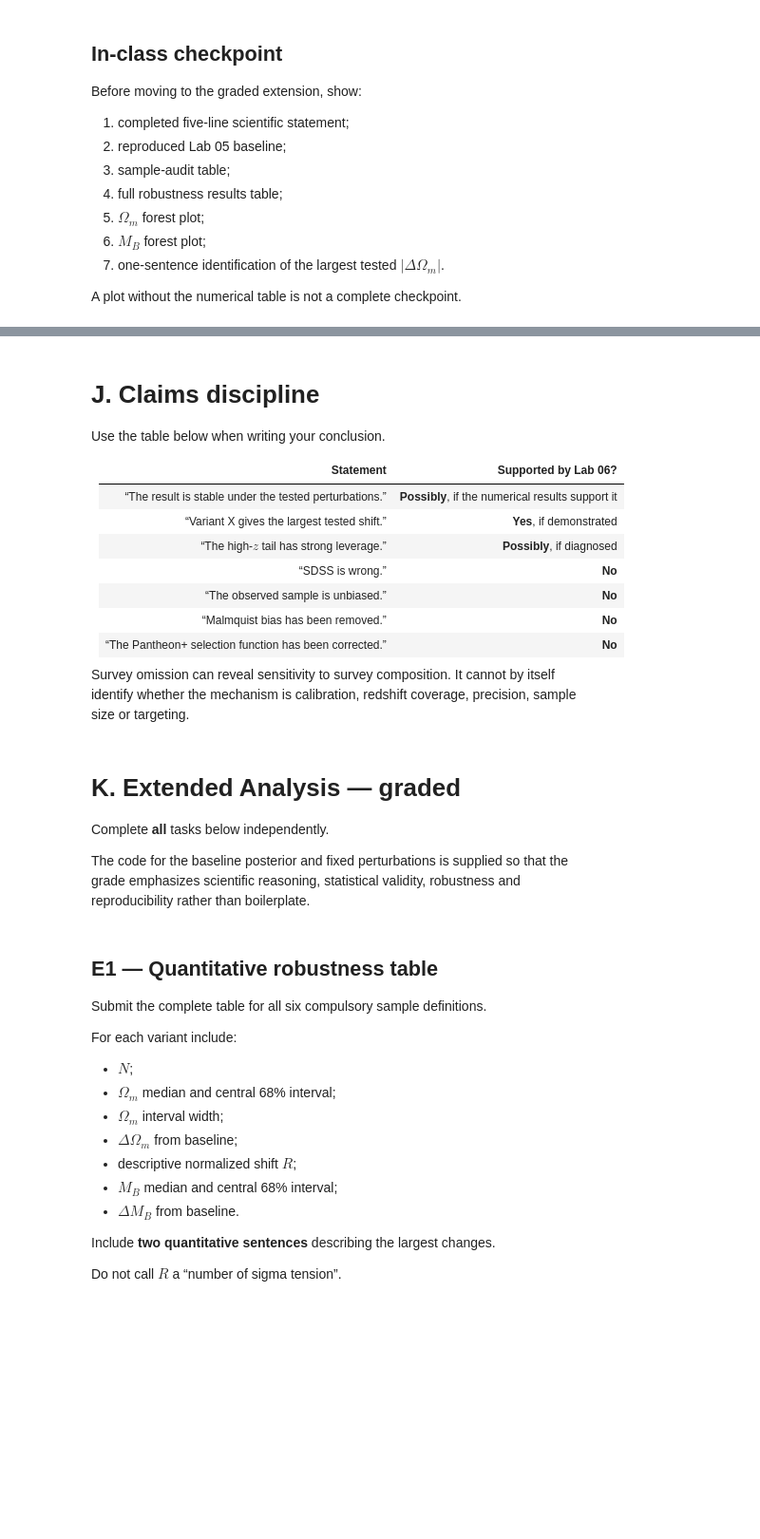
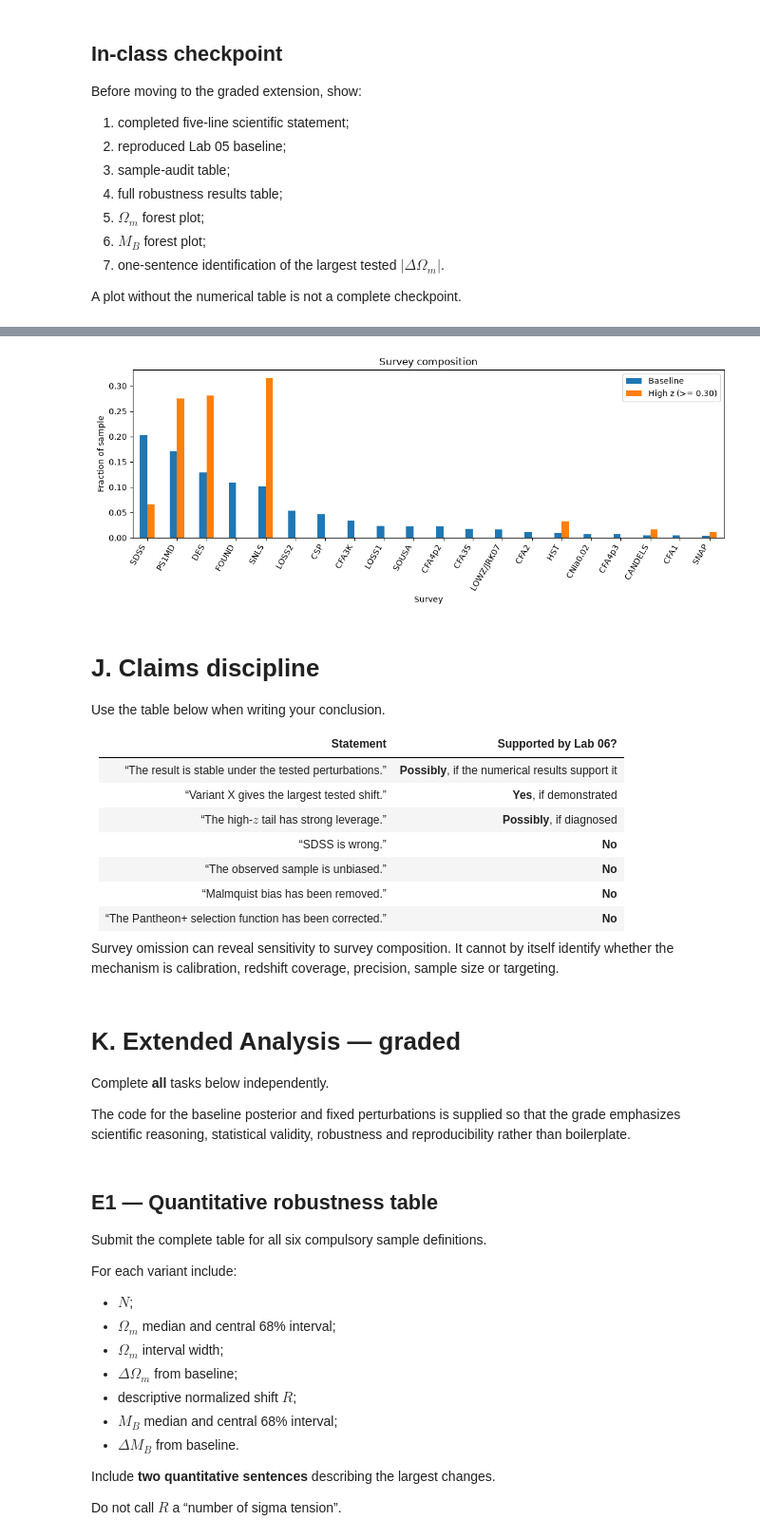
Before and after one commit to Natalia985/Astrostatistics_Observational_Cosmology, a Jupyter notebook: Labs/L06_GRADED_REAL_DATA_ROBUSTNESS_UPGRADED.ipynb, the cells around one changed output, grey strips where cells are left out. Shown at 95% size. Cells and saved outputs as stored; diff of their text form; code cells hidden in the pictures; blank space fills up the shorter version.

```diff
--- a/Labs/L06_GRADED_REAL_DATA_ROBUSTNESS_UPGRADED.ipynb
+++ b/Labs/L06_GRADED_REAL_DATA_ROBUSTNESS_UPGRADED.ipynb
@@ -1272,3 +1378,28 @@ Your interpretation must distinguish:
+# %%
+survey_fractions = pd.DataFrame({
+    "Baseline": data0["IDSURVEY"].value_counts(normalize=True),
+    largest_name: largest_data["IDSURVEY"].value_counts(normalize=True),
+}).fillna(0)
+
+survey_fractions = survey_fractions.sort_values(
+    "Baseline", ascending=False
+)
+
+survey_fractions.index = [
+    SURVEY_NAMES.get(survey_id, str(survey_id))
+    for survey_id in survey_fractions.index
+]
+
+ax = survey_fractions.plot.bar(figsize=(11, 4.5))
+
+ax.set_xlabel("Survey")
+ax.set_ylabel("Fraction of sample")
+ax.set_title("Survey composition")
+plt.xticks(rotation=60, ha="right")
+plt.tight_layout()
+plt.show()
+# %% [output]
+[figure, added]
 # %% [markdown]
 # J. Claims discipline
 
@@ -1284,17 +1415,13 @@ Use the table below when writing your conclusion.
 | “Malmquist bias has been removed.” | **No** |
 | “The Pantheon+ selection function has been corrected.” | **No** |
 
-Survey omission can reveal sensitivity to survey composition. It cannot by itself
-identify whether the mechanism is calibration, redshift coverage, precision, sample
-size or targeting.
+Survey omission can reveal sensitivity to survey composition. It cannot by itself identify whether the mechanism is calibration, redshift coverage, precision, sample size or targeting.
 # %% [markdown]
 # K. Extended Analysis — graded
 
 Complete **all** tasks below independently.
 
-The code for the baseline posterior and fixed perturbations is supplied so that the
-grade emphasizes scientific reasoning, statistical validity, robustness and
-reproducibility rather than boilerplate.
+The code for the baseline posterior and fixed perturbations is supplied so that the grade emphasizes scientific reasoning, statistical validity, robustness and reproducibility rather than boilerplate.
 # %% [markdown]
 ## E1 — Quantitative robustness table
 
```
Also changed, not shown: parts of 47 cells of this notebook.
